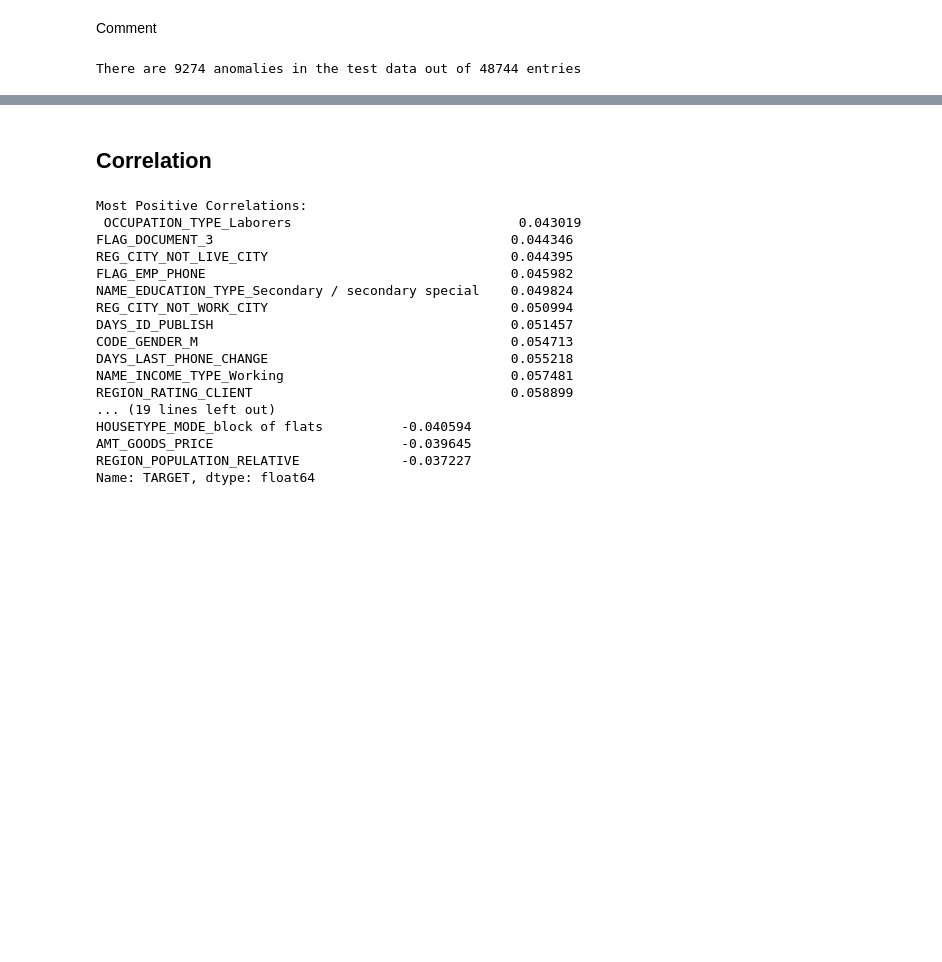
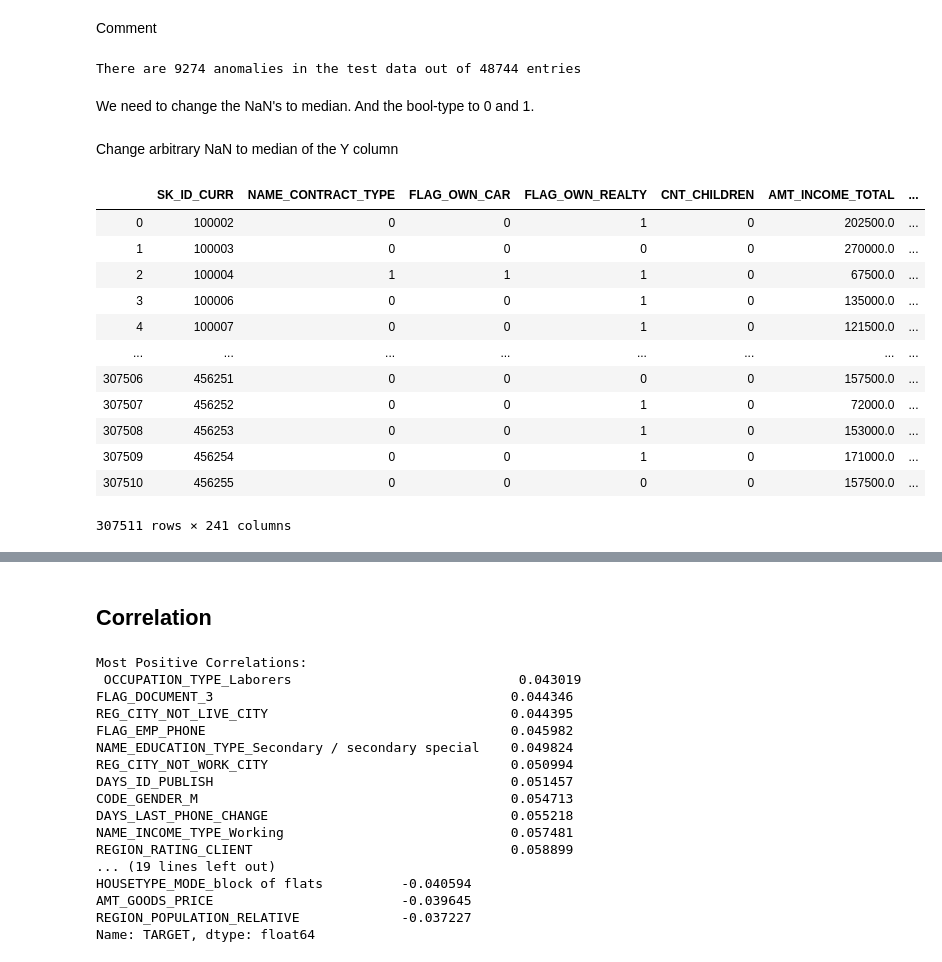
Before and after one commit to Oysteinvikane/home-credit-default-risk, a Jupyter notebook: homeCreditDefaultRisk.ipynb, the cells around one changed output, grey strips where cells are left out. Drawn from its saved outputs; the diff is of its cells as text; code cells hidden in the pictures; blank space fills up the shorter version.

Commit message:
Training models

```diff
--- a/homeCreditDefaultRisk.ipynb
+++ b/homeCreditDefaultRisk.ipynb
@@ -352,3 +353,32 @@ test_data['DAYS_EMPLOYED'].replace({365243: np.nan}, inplace = True)
 print('There are %d anomalies in the test data out of %d entries' % (test_data['DAYS_EMPLOYED_ANOM'].sum(), len(test_data)))
 # %% [output]
 There are 9274 anomalies in the test data out of 48744 entries
+# %% [markdown]
+We need to change the NaN's to median. And the bool-type to 0 and 1.
+# %%
+median_test = np.median(test_data['DAYS_EMPLOYED'])
+median_train = np.median(train_data['DAYS_EMPLOYED'])
+# %%
+train_data['DAYS_EMPLOYED'].replace({np.nan: median_train}, inplace = True)
+test_data['DAYS_EMPLOYED'].replace({np.nan: median_test}, inplace = True)
+# %%
+train_data['DAYS_EMPLOYED_ANOM'].replace({True: 1,False: 0}, inplace = True)
+test_data['DAYS_EMPLOYED_ANOM'].replace({True: 1,False: 0}, inplace = True)
+# %% [markdown]
+Change arbitrary NaN to median of the Y column
+# %%
+train_data.fillna(train_data.mean()) #Could try median too
+# %% [output]
+|  | SK_ID_CURR | NAME_CONTRACT_TYPE | FLAG_OWN_CAR | FLAG_OWN_REALTY | CNT_CHILDREN | AMT_INCOME_TOTAL | ... |
+| 0 | 100002 | 0 | 0 | 1 | 0 | 202500.0 | ... |
+| 1 | 100003 | 0 | 0 | 0 | 0 | 270000.0 | ... |
+| 2 | 100004 | 1 | 1 | 1 | 0 | 67500.0 | ... |
+| 3 | 100006 | 0 | 0 | 1 | 0 | 135000.0 | ... |
+| 4 | 100007 | 0 | 0 | 1 | 0 | 121500.0 | ... |
+| ... | ... | ... | ... | ... | ... | ... | ... |
+| 307506 | 456251 | 0 | 0 | 0 | 0 | 157500.0 | ... |
+| 307507 | 456252 | 0 | 0 | 1 | 0 | 72000.0 | ... |
+| 307508 | 456253 | 0 | 0 | 1 | 0 | 153000.0 | ... |
+| 307509 | 456254 | 0 | 0 | 1 | 0 | 171000.0 | ... |
+| 307510 | 456255 | 0 | 0 | 0 | 0 | 157500.0 | ... |
+307511 rows × 241 columns
```
Also changed, not shown: parts of 35 cells of this notebook.
